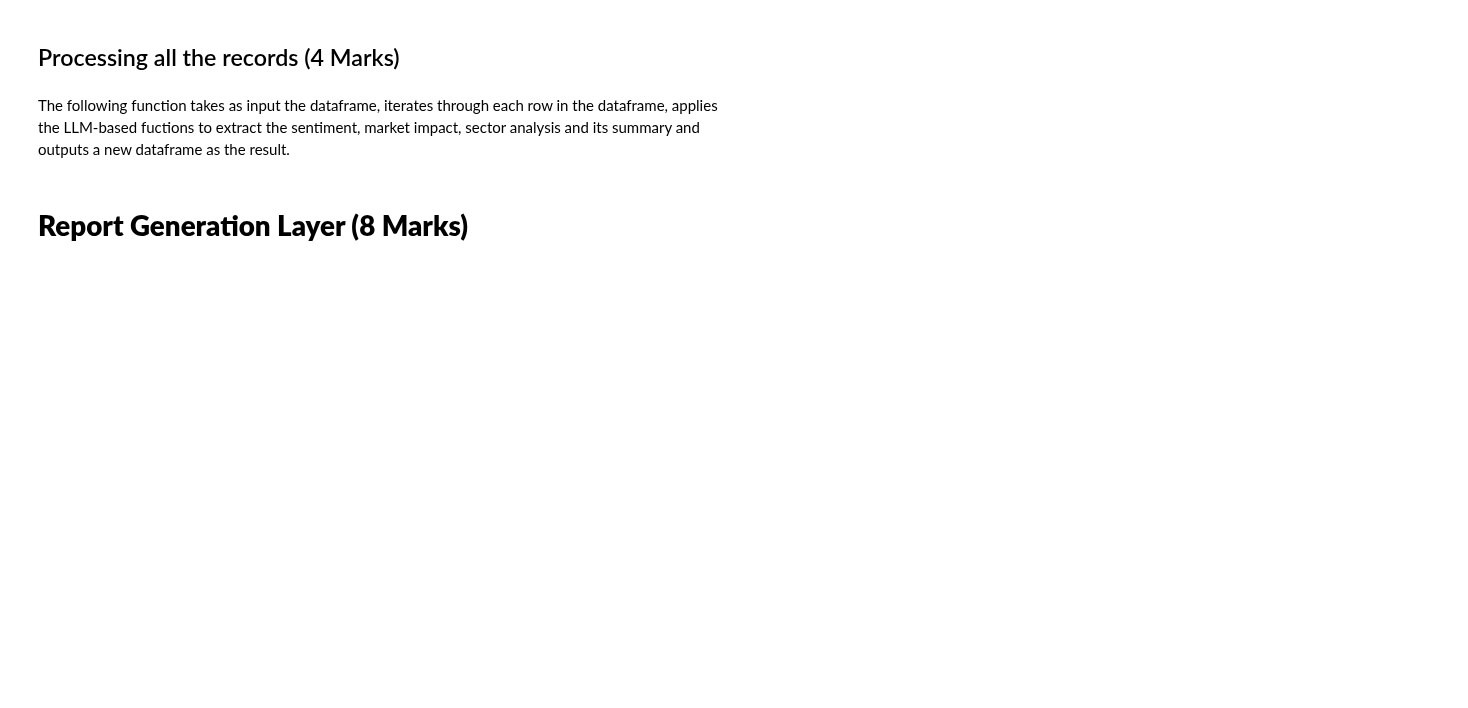
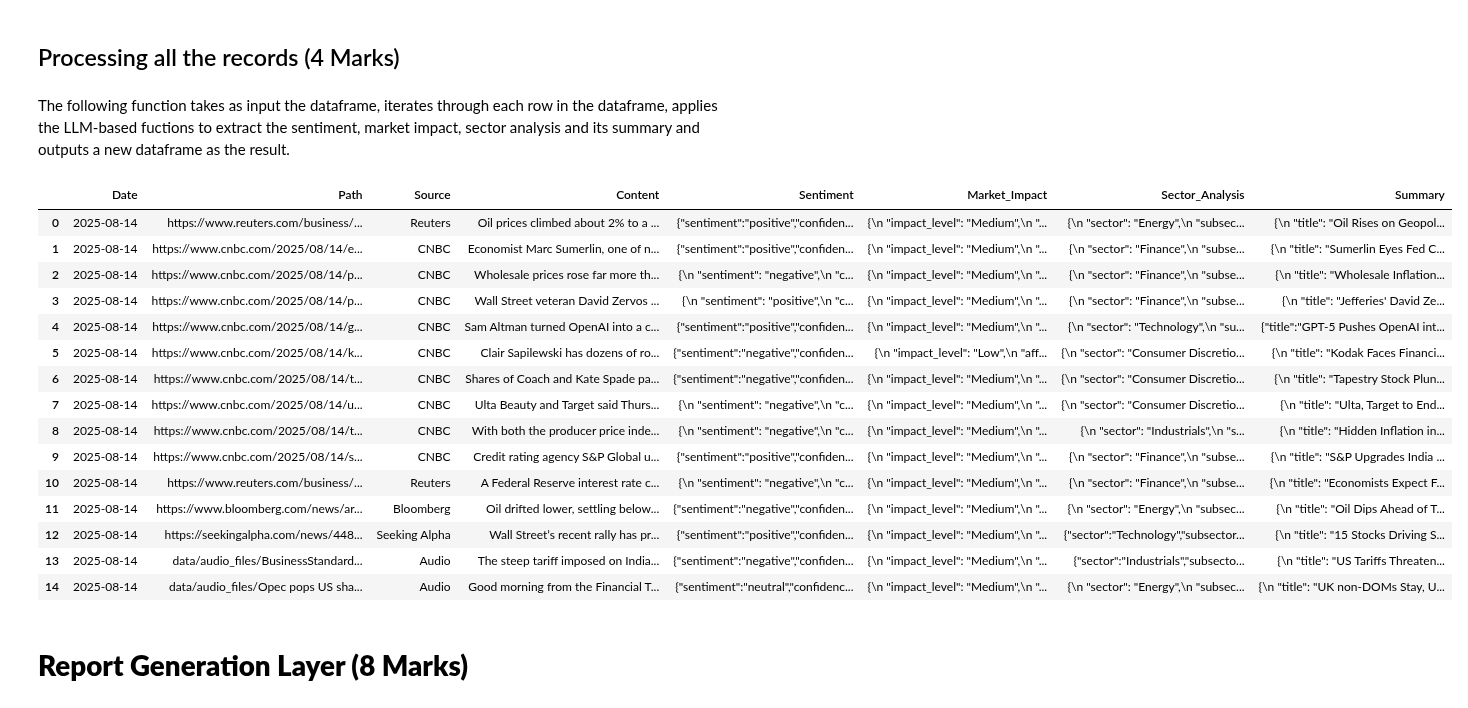
Before and after one commit to ShubhamAsawale/gen_ai_repo, a Jupyter notebook: sentiment_analysis/Learner_Notebook_[Code].ipynb, the cells around one changed output. Saved outputs shown, nothing was run; the diff lists cells and outputs as text; code cells hidden in the pictures; blank space fills up the shorter version.

```diff
--- a/sentiment_analysis/Learner_Notebook_[Code].ipynb
+++ b/sentiment_analysis/Learner_Notebook_[Code].ipynb
@@ -265,7 +315,7 @@ def process_folder(folder_path):
     return new_df
 # %%
 # Process the audio files present in the audio folder
-audio_df = ____(____)
+audio_df = process_folder(audio_folder)
 
 # Display the DataFrame
 audio_df
@@ -273,7 +331,7 @@ audio_df
 The following code appends the results of the transcription back to the original dataset.
 # %%
 # Combine the two DataFrames: one containing text articles and another containing audio transcriptions
-final_df = pd.concat([____, ____], ignore_index=True)
+final_df = pd.concat([df, audio_df], ignore_index=True)
 
 # Display the combined DataFrame to verify the merged result
 final_df
@@ -465,7 +561,7 @@ def process_financial_articles(final_df):
         final_df: A pandas DataFrame containing columns ['Date', 'Path', 'Source', 'Content']
 
     Returns:
-         ____ <Enter the Return vaule of the function>
+        A pandas DataFrame with extracted sentiment, market impact, sector analysis, and summary
     """
 
     results = []
@@ -476,19 +572,23 @@ def process_financial_articles(final_df):
 
         try:
             #  --- Perform all LLM-based analyses ---
-            sentiment = ____
-            market_impact = ____
-            sector_analysis = ____
-            content_summary = ____
+            sentiment       = extract_financial_sentiment(text)
+            market_impact   = analyse_market_impact(text)
+            sector_analysis = analyze_sector(text)
+            content_summary = article_summarizer(text)
+
 
             #  --- Append structured result ---
             results.append({
-                "Date": row["Date"],
-                "Path": row["Path"],
-                "Source": row["Source"],
-                "Content": text,
+                "Date"    : row["Date"],
+                "Path"    : row["Path"],
+                "Source"  : row["Source"],
+                "Content" : text,
                 # Extract the setiment, sector, impact and summary details
-                ____
+                "Sentiment"       : sentiment,
+                "Market_Impact"   : market_impact,
+                "Sector_Analysis" : sector_analysis,
+                "Summary"         : content_summary
 
             })
 
@@ -496,23 +596,43 @@ def process_financial_articles(final_df):
             #  --- Handle any errors gracefully and log the issue ---
             print(f"Error processing {row['Path']}: {e}")
             results.append({
-                "Date": row["Date"],
-                "Path": row["Path"],
-                "Source": row["Source"],
-                "Content": text,
+                "Date"    : row["Date"],
+                "Path"    : row["Path"],
+                "Source"  : row["Source"],
+                "Content" : text,
                 # Assign None value/ corresponding Error Message if the extraction of setiment, sector, impact, summary hasnt not occured
-                ____
+                "Sentiment"     : None,
+                "Market_Impact" : None,
+                "Sector_Analysis": None,
+                "Summary"       : None
 
             })
 
     # Convert list of dictionaries into a DataFrame
-    processed_df = ____
+    processed_df = pd.DataFrame(results)
 
     # Return the processed dataframe
     return processed_df
 # %%
-new_df = ____(____)
+new_df = process_financial_articles(final_df)
 new_df
+# %% [output]
+|  | Date | Path | Source | Content | Sentiment | Market_Impact | Sector_Analysis | Summary |
+| 0 | 2025-08-14 | https://www.reuters.com/business/... | Reuters | Oil prices climbed about 2% to a ... | {"sentiment":"positive","confiden... | {\n "impact_level": "Medium",\n "... | {\n "sector": "Energy",\n "subsec... | {\n "title": "Oil Rises on Geopol... |
+| 1 | 2025-08-14 | https://www.cnbc.com/2025/08/14/e... | CNBC | Economist Marc Sumerlin, one of n... | {"sentiment":"positive","confiden... | {\n "impact_level": "Medium",\n "... | {\n "sector": "Finance",\n "subse... | {\n "title": "Sumerlin Eyes Fed C... |
+| 2 | 2025-08-14 | https://www.cnbc.com/2025/08/14/p... | CNBC | Wholesale prices rose far more th... | {\n "sentiment": "negative",\n "c... | {\n "impact_level": "Medium",\n "... | {\n "sector": "Finance",\n "subse... | {\n "title": "Wholesale Inflation... |
+| 3 | 2025-08-14 | https://www.cnbc.com/2025/08/14/p... | CNBC | Wall Street veteran David Zervos ... | {\n "sentiment": "positive",\n "c... | {\n "impact_level": "Medium",\n "... | {\n "sector": "Finance",\n "subse... | {\n "title": "Jefferies' David Ze... |
+| 4 | 2025-08-14 | https://www.cnbc.com/2025/08/14/g... | CNBC | Sam Altman turned OpenAI into a c... | {"sentiment":"positive","confiden... | {\n "impact_level": "Medium",\n "... | {\n "sector": "Technology",\n "su... | {"title":"GPT-5 Pushes OpenAI int... |
+| 5 | 2025-08-14 | https://www.cnbc.com/2025/08/14/k... | CNBC | Clair Sapilewski has dozens of ro... | {"sentiment":"negative","confiden... | {\n "impact_level": "Low",\n "aff... | {\n "sector": "Consumer Discretio... | {\n "title": "Kodak Faces Financi... |
+| 6 | 2025-08-14 | https://www.cnbc.com/2025/08/14/t... | CNBC | Shares of Coach and Kate Spade pa... | {"sentiment":"negative","confiden... | {\n "impact_level": "Medium",\n "... | {\n "sector": "Consumer Discretio... | {\n "title": "Tapestry Stock Plun... |
+| 7 | 2025-08-14 | https://www.cnbc.com/2025/08/14/u... | CNBC | Ulta Beauty and Target said Thurs... | {\n "sentiment": "negative",\n "c... | {\n "impact_level": "Medium",\n "... | {\n "sector": "Consumer Discretio... | {\n "title": "Ulta, Target to End... |
+| 8 | 2025-08-14 | https://www.cnbc.com/2025/08/14/t... | CNBC | With both the producer price inde... | {\n "sentiment": "negative",\n "c... | {\n "impact_level": "Medium",\n "... | {\n "sector": "Industrials",\n "s... | {\n "title": "Hidden Inflation in... |
+| 9 | 2025-08-14 | https://www.cnbc.com/2025/08/14/s... | CNBC | Credit rating agency S&P Global u... | {"sentiment":"positive","confiden... | {\n "impact_level": "Medium",\n "... | {\n "sector": "Finance",\n "subse... | {\n "title": "S&P Upgrades India ... |
+| 10 | 2025-08-14 | https://www.reuters.com/business/... | Reuters | A Federal Reserve interest rate c... | {\n "sentiment": "negative",\n "c... | {\n "impact_level": "Medium",\n "... | {\n "sector": "Finance",\n "subse... | {\n "title": "Economists Expect F... |
+| 11 | 2025-08-14 | https://www.bloomberg.com/news/ar... | Bloomberg | Oil drifted lower, settling below... | {"sentiment":"negative","confiden... | {\n "impact_level": "Medium",\n "... | {\n "sector": "Energy",\n "subsec... | {\n "title": "Oil Dips Ahead of T... |
+| 12 | 2025-08-14 | https://seekingalpha.com/news/448... | Seeking Alpha | Wall Street’s recent rally has pr... | {"sentiment":"positive","confiden... | {\n "impact_level": "Medium",\n "... | {"sector":"Technology","subsector... | {\n "title": "15 Stocks Driving S... |
+| 13 | 2025-08-14 | data/audio_files/BusinessStandard... | Audio | The steep tariff imposed on India... | {"sentiment":"negative","confiden... | {\n "impact_level": "Medium",\n "... | {"sector":"Industrials","subsecto... | {\n "title": "US Tariffs Threaten... |
+| 14 | 2025-08-14 | data/audio_files/Opec pops US sha... | Audio | Good morning from the Financial T... | {"sentiment":"neutral","confidenc... | {\n "impact_level": "Medium",\n "... | {\n "sector": "Energy",\n "subsec... | {\n "title": "UK non-DOMs Stay, U... |
 # %% [markdown]
 # **Report Generation Layer (8 Marks)**
 # %% [markdown]
```
Also changed, not shown: parts of 22 cells of this notebook.
